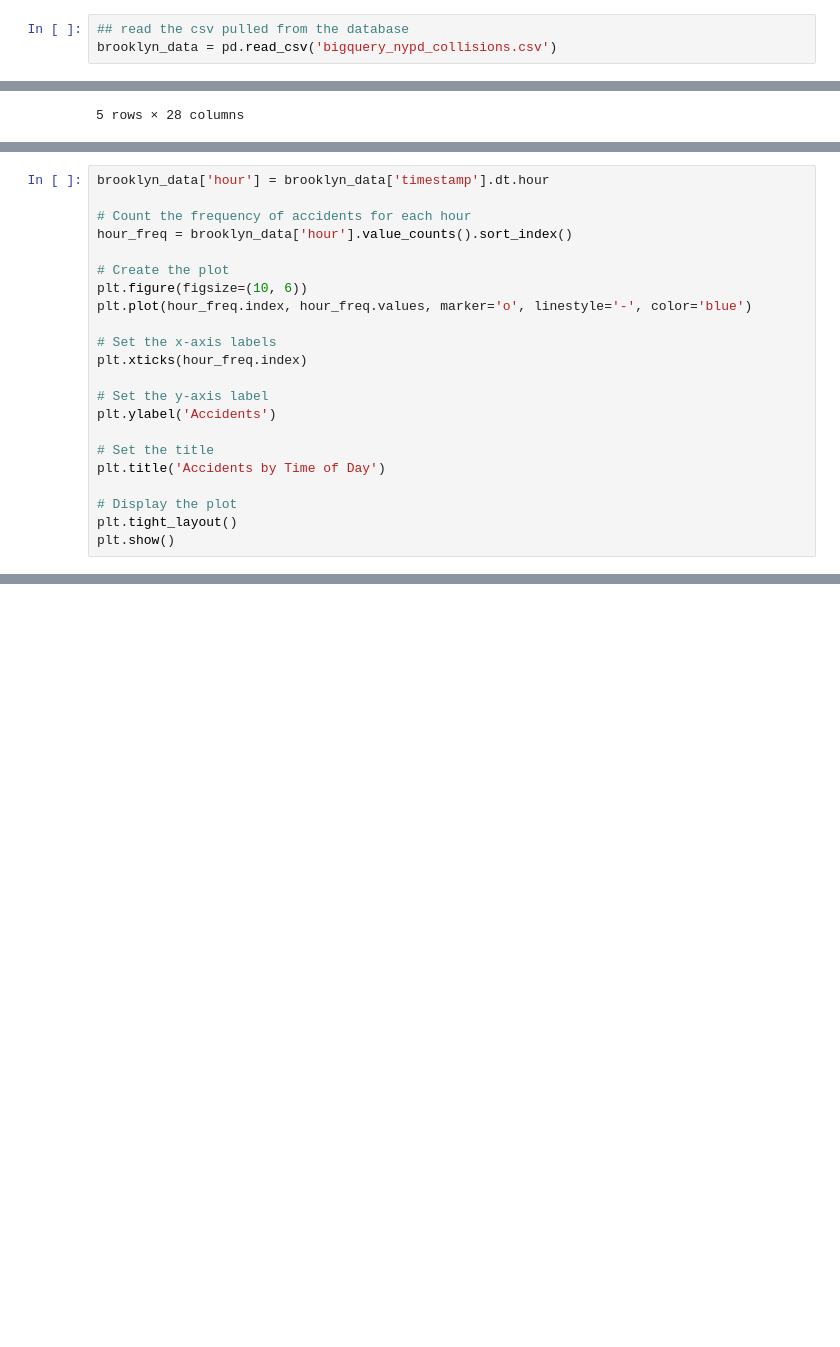
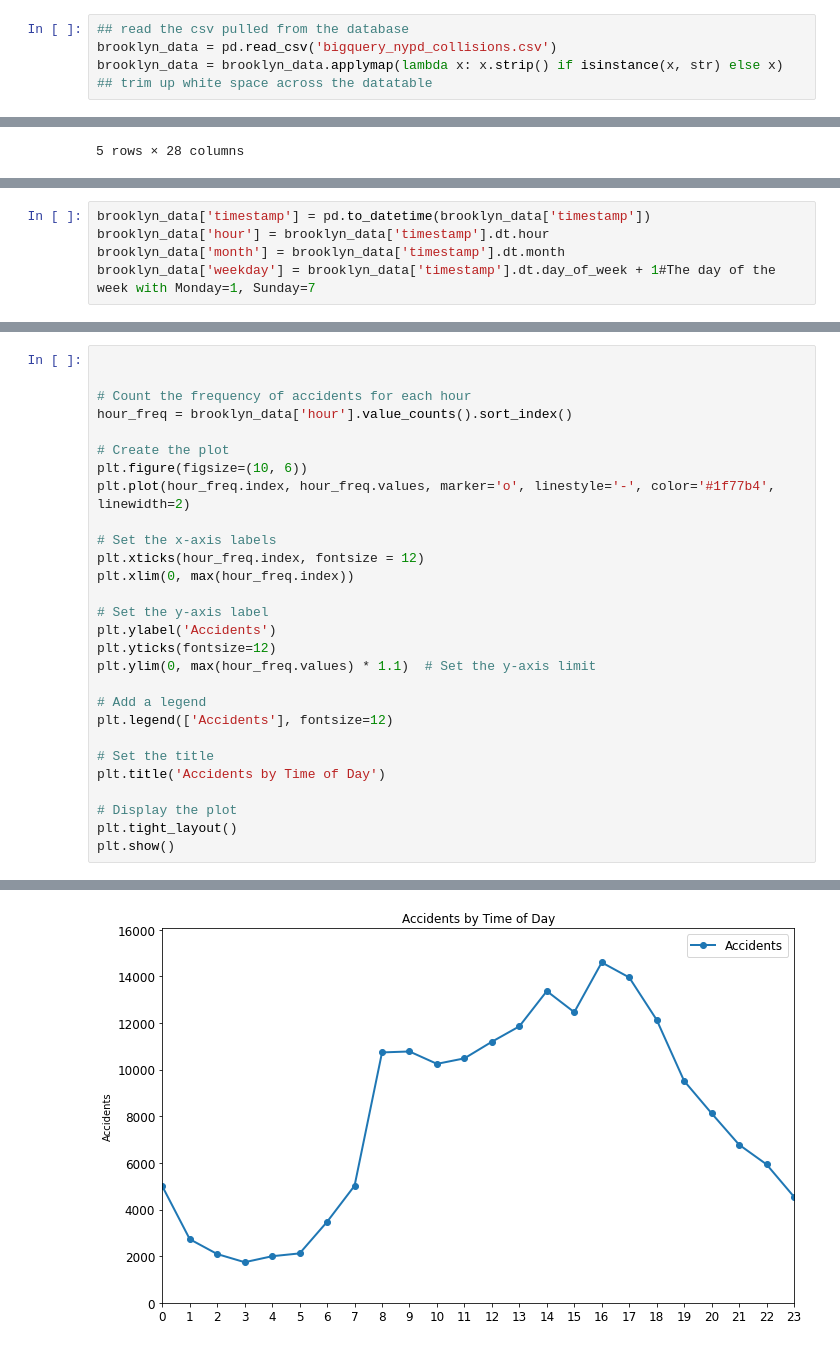
Before and after one commit to hoangcto/brooklyncasestudy_collision, a Jupyter notebook: brooklyn_case_jupyter.ipynb, the cells around one changed output, grey strips where cells are left out. Cells and saved outputs as stored; diff of their text form; blank space fills up the shorter version.

```diff
--- a/brooklyn_case_jupyter.ipynb
+++ b/brooklyn_case_jupyter.ipynb
@@ -112,3 +115,4 @@ from folium.plugins import HeatMapWithTime
 # %%
 ## read the csv pulled from the database
 brooklyn_data = pd.read_csv('bigquery_nypd_collisions.csv')
+brooklyn_data = brooklyn_data.applymap(lambda x: x.strip() if isinstance(x, str) else x) ## trim up white space across the datatable
@@ -151,0 +131,5 @@ Name: timestamp, Length: 190906, dtype: datetime64[ns, UTC]
+# %%
+brooklyn_data['timestamp'] = pd.to_datetime(brooklyn_data['timestamp'])
+brooklyn_data['hour'] = brooklyn_data['timestamp'].dt.hour
+brooklyn_data['month'] = brooklyn_data['timestamp'].dt.month
+brooklyn_data['weekday'] = brooklyn_data['timestamp'].dt.day_of_week + 1#The day of the week with Monday=1, Sunday=7
@@ -152,18 +148,24 @@ Name: timestamp, Length: 190906, dtype: datetime64[ns, UTC]
 # %%
-brooklyn_data['hour'] = brooklyn_data['timestamp'].dt.hour
+
 
 # Count the frequency of accidents for each hour
 hour_freq = brooklyn_data['hour'].value_counts().sort_index()
 
 # Create the plot
 plt.figure(figsize=(10, 6))
-plt.plot(hour_freq.index, hour_freq.values, marker='o', linestyle='-', color='blue')
+plt.plot(hour_freq.index, hour_freq.values, marker='o', linestyle='-', color='#1f77b4', linewidth=2)
 
 # Set the x-axis labels
-plt.xticks(hour_freq.index)
+plt.xticks(hour_freq.index, fontsize = 12)
+plt.xlim(0, max(hour_freq.index))
 
 # Set the y-axis label
 plt.ylabel('Accidents')
+plt.yticks(fontsize=12)
+plt.ylim(0, max(hour_freq.values) * 1.1)  # Set the y-axis limit
+
+# Add a legend
+plt.legend(['Accidents'], fontsize=12)
 
 # Set the title
 plt.title('Accidents by Time of Day')
@@ -176,0 +177 @@ plt.show()
+[figure, added]
```
Also changed, not shown: parts of 18 cells of this notebook.
